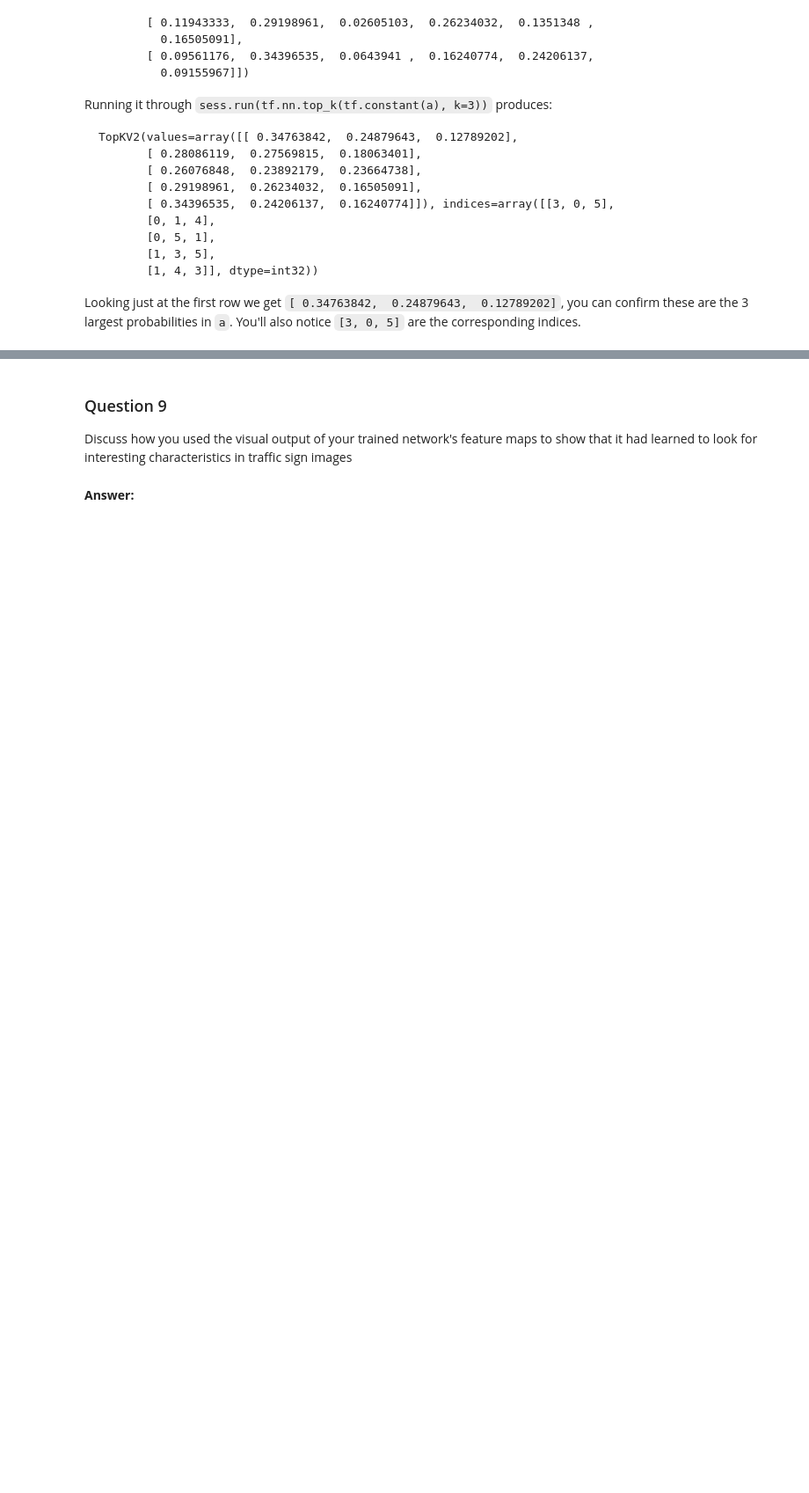
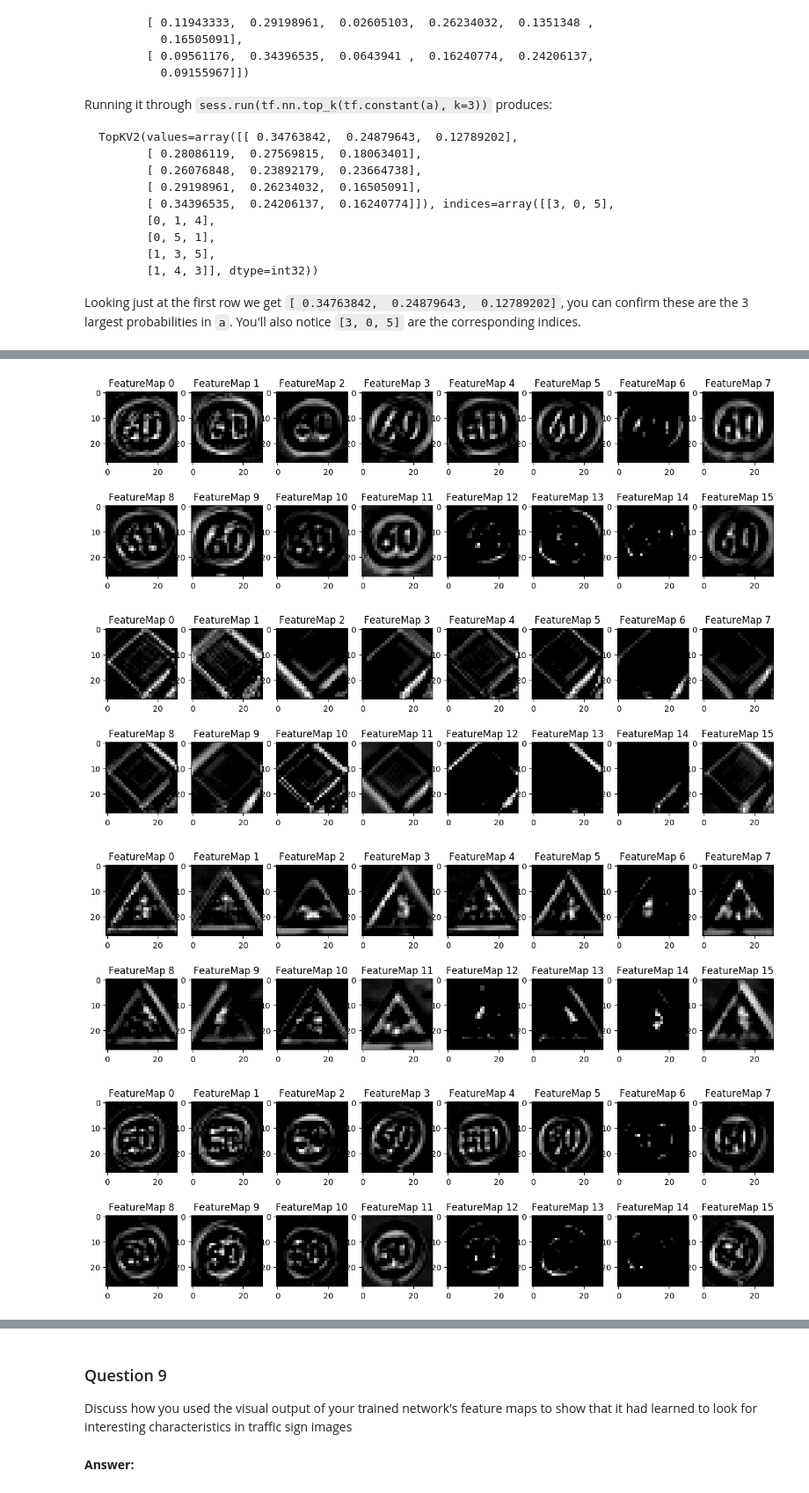
Before and after one commit to isharaka/CarND-Traffic-Sign-Classifier-Project, a Jupyter notebook: Traffic_Sign_Classifier.ipynb, the cells around one changed output, grey strips where cells are left out. Shown: that part at 88% size. Saved outputs shown, nothing was run; the diff lists cells and outputs as text; code cells hidden in the pictures; blank space fills up the shorter version.

```diff
--- a/Traffic_Sign_Classifier.ipynb
+++ b/Traffic_Sign_Classifier.ipynb
@@ -218,13 +218,13 @@ fig.savefig('images/grayscaling.jpg')
 
 import tensorflow as tf
 
-EPOCHS = 10
+EPOCHS = 50
 BATCH_SIZE = 64
 
 MU = 0
 SIGMA = 0.1
 
-LEARN_RATE = 0.001
+LEARN_RATE = 0.0002
 # %%
 # Placeholders for features and labels
 x = tf.placeholder(tf.float32, (None, 32, 32, 1))
@@ -577,8 +618,17 @@ def outputFeatureMap(image_input, tf_activation, activation_min=-1, activation_m
         else:
             plt.imshow(activation[0,:,:, featuremap], interpolation="nearest", cmap="gray")
 # %%
+plt.rcdefaults()
+
 with tf.Session() as sess:
     saver.restore(sess, tf.train.latest_checkpoint('.'))
     for i in range(len(x_web)):
-        outputFeatureMap(x_web[i].reshape(1,32,32,1),act1,plt_num=2*i)
+        outputFeatureMap(x_web[i].reshape(1,32,32,1),act1,plt_num=i)
         #outputFeatureMap(x_web[i].reshape(1,32,32,1),act2,plt_num=2*i+1)
+
+plt.show()
+# %% [output]
+[figure, added]
+[figure, added]
+[figure, added]
+[figure, added]
```
Also changed, not shown: parts of 9 cells of this notebook.
